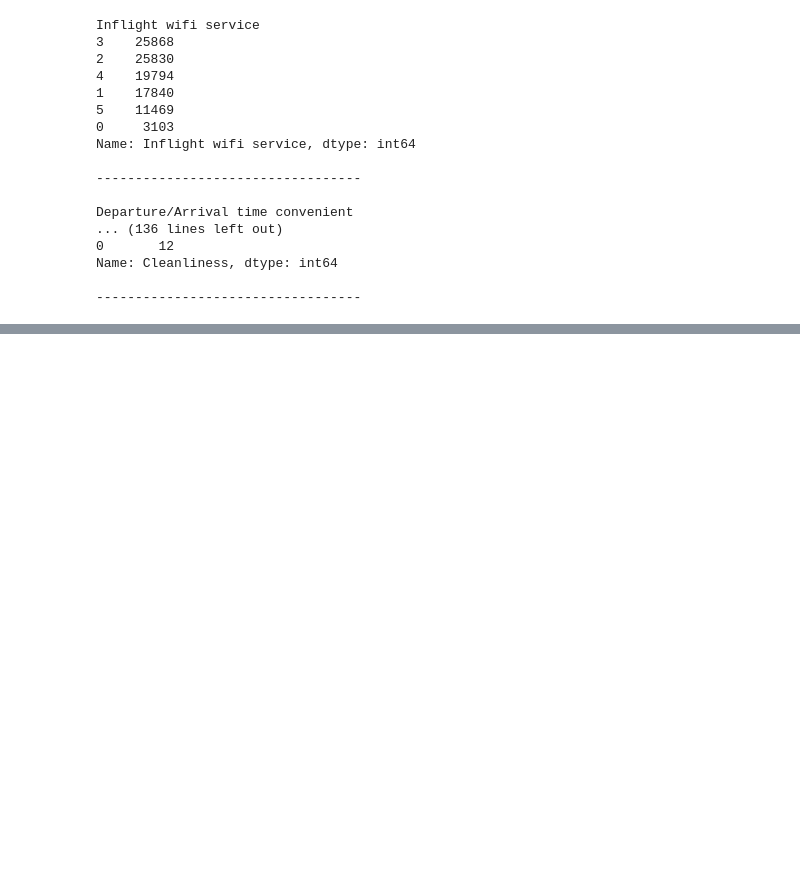
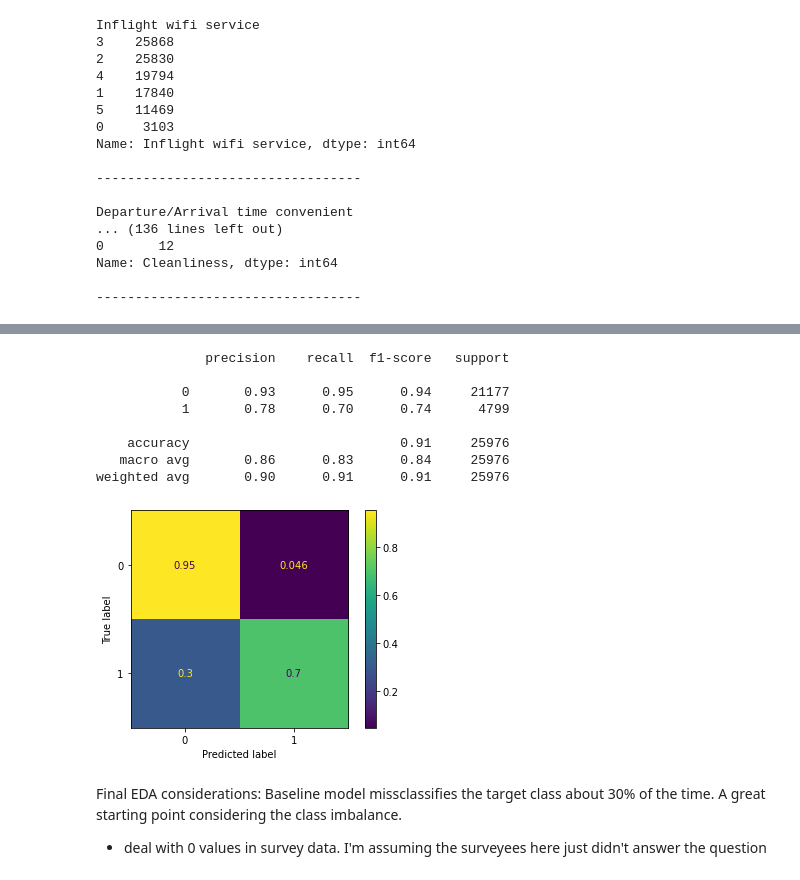
Before and after one commit to Zeth-Abney/Flatiron-school, a Jupyter notebook: phase-3/PROJECT/EDA.ipynb, the cells around one changed output, grey strips where cells are left out. Drawn from its saved outputs; the diff is of its cells as text; code cells hidden in the pictures; blank space fills up the shorter version.

```diff
--- a/phase-3/PROJECT/EDA.ipynb
+++ b/phase-3/PROJECT/EDA.ipynb
@@ -251,0 +269,8 @@ ValueError: could not convert string to float: 'Male'
+# %%
+# clean and OHE test set
+X_test = test_df.drop('Customer Type',axis=1)
+X_test['Arrival Delay in Minutes'] = X_test['Arrival Delay in Minutes'].replace({np.NaN:0}) # handle NaNs
+X_test = pd.get_dummies(X_test,drop_first=True) # one hot encoding object types
+
+y_test = test_df['Customer Type']
+y_test = pd.get_dummies(y_test,drop_first=True)['disloyal Customer'] # 1 = disloyal
@@ -251,0 +304,19 @@ ValueError: could not convert string to float: 'Male'
+# %%
+# test set prediction performance
+plot_confusion_matrix(logreg,X_test,y_test,normalize='true')
+print(classification_report(y_test,test_pred))
+plt.show()
+# %% [output]
+              precision    recall  f1-score   support
+
+           0       0.93      0.95      0.94     21177
+           1       0.78      0.70      0.74      4799
+
+    accuracy                           0.91     25976
+   macro avg       0.86      0.83      0.84     25976
+weighted avg       0.90      0.91      0.91     25976
+[figure, added]
+# %% [markdown]
+Final EDA considerations: Baseline model missclassifies the target class about 30% of the time. A great starting point considering the class imbalance.
+
+- deal with 0 values in survey data. I'm assuming the surveyees here just didn't answer the question
```
Also changed, not shown: parts of 40 cells of this notebook.
